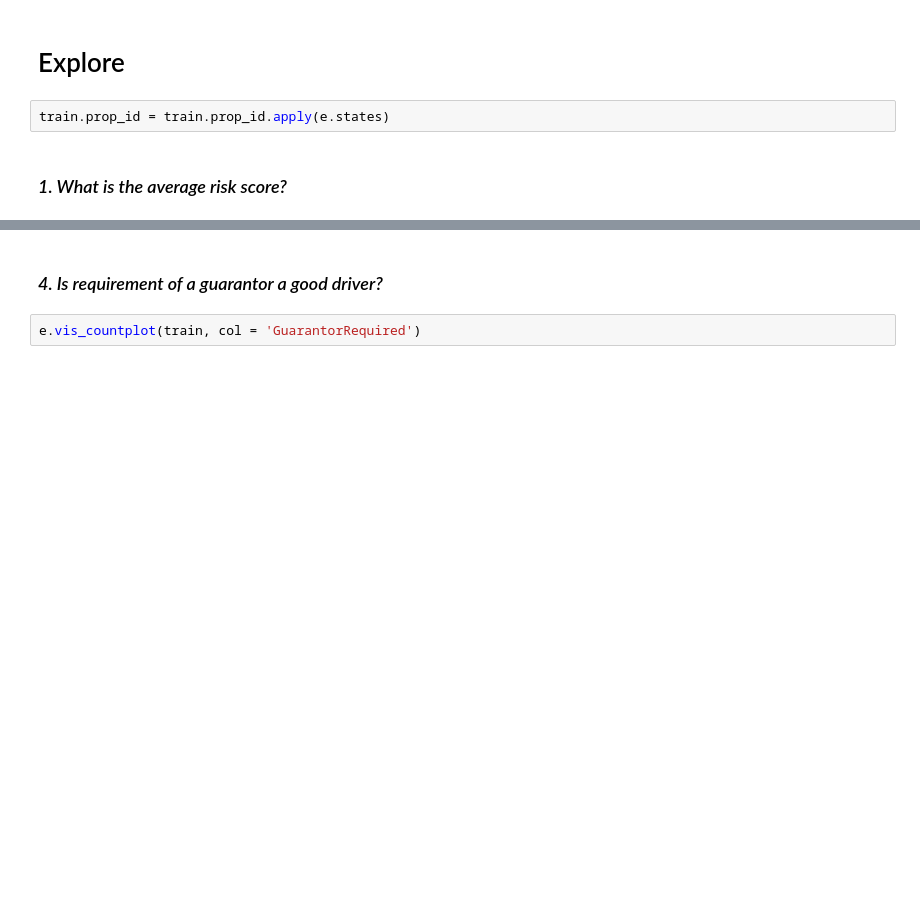
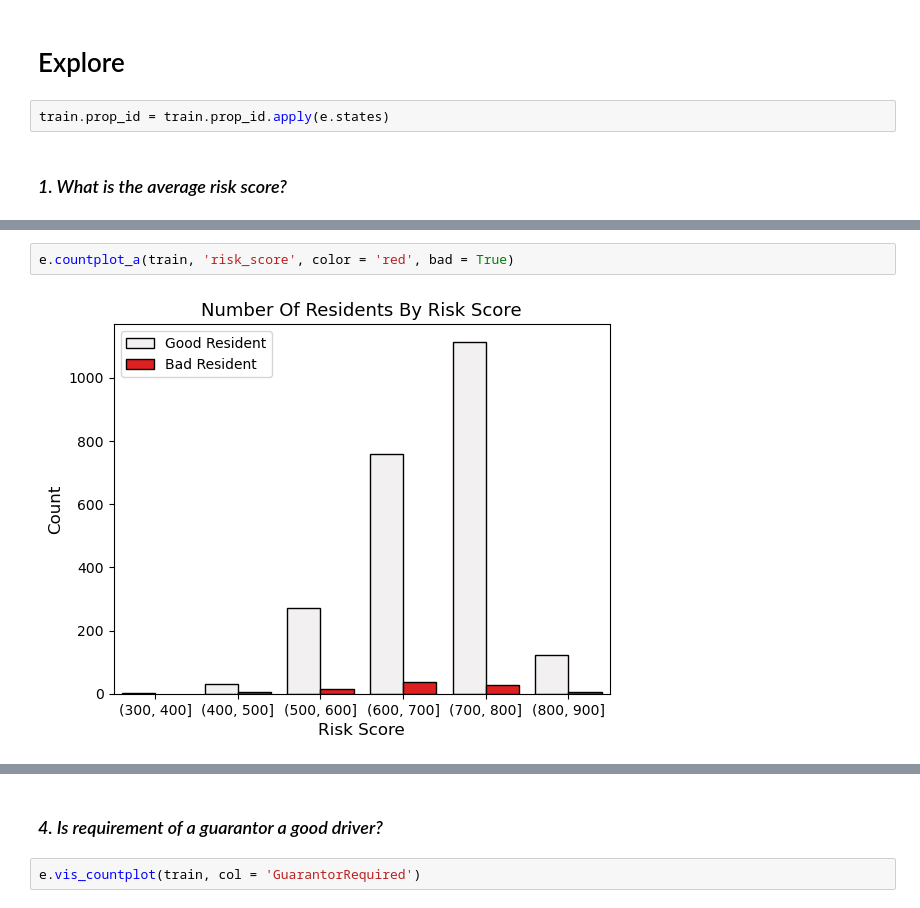
Before and after one commit to Project-DANE/DANE, a Jupyter notebook: final_notebook.ipynb, the cells around one changed output, grey strips where cells are left out. Cells and saved outputs as stored; diff of their text form; blank space fills up the shorter version.

```diff
--- a/final_notebook.ipynb
+++ b/final_notebook.ipynb
@@ -143,0 +149,4 @@ ____
+# %%
+e.countplot_a(train, 'risk_score', color = 'red', bad = True)
+# %% [output]
+[figure, added]
```
Also changed, not shown: parts of 19 cells of this notebook, 1 other file.
